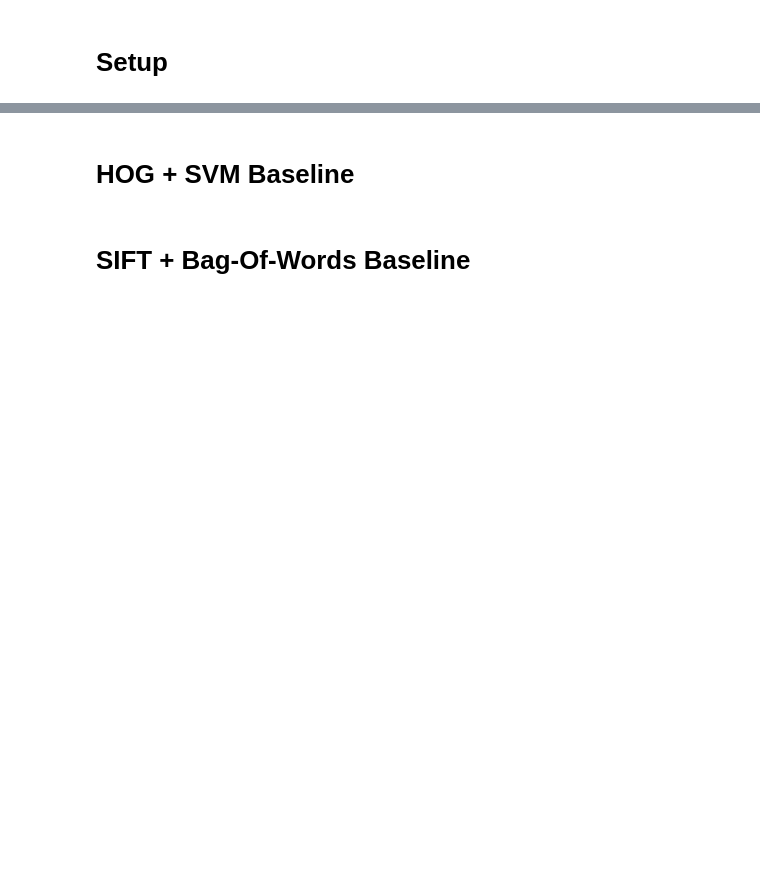
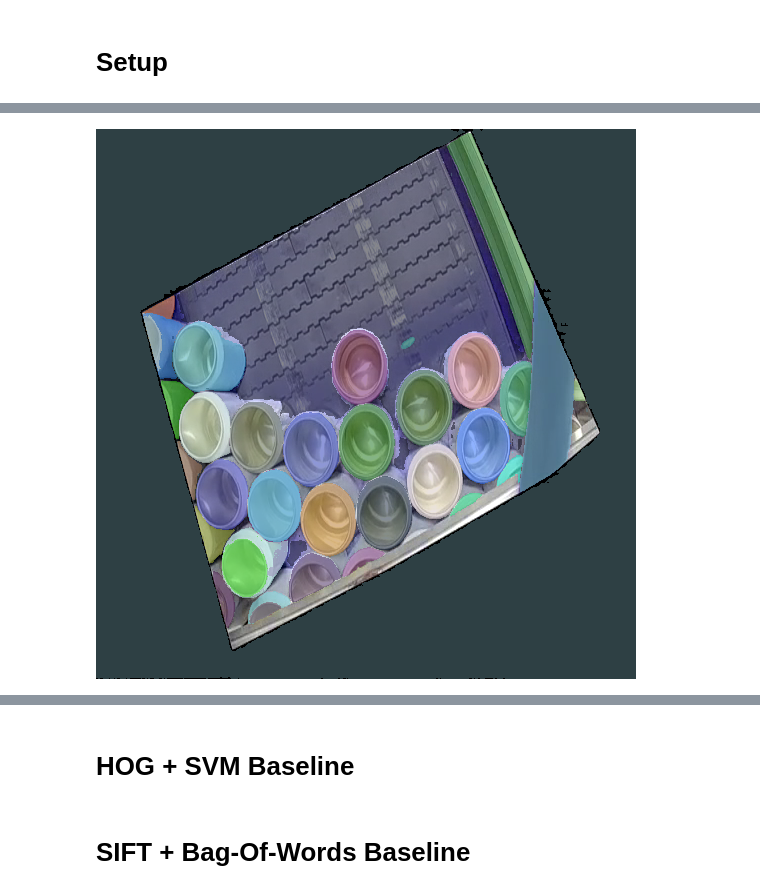
Before and after one commit to FactbirdHQ/auto-annotation-sam, a Jupyter notebook: notebooks/simple_proto.ipynb, the cells around one changed output, grey strips where cells are left out. Saved outputs shown, nothing was run; the diff lists cells and outputs as text; code cells hidden in the pictures; blank space fills up the shorter version.

```diff
--- a/notebooks/simple_proto.ipynb
+++ b/notebooks/simple_proto.ipynb
@@ -2,0 +16,17 @@
+# %%
+from sam2.automatic_mask_generator import SAM2AutomaticMaskGenerator
+from sam2.build_sam import build_sam2
+from sam2.utils.misc import variant_to_config_mapping
+
+model = build_sam2(
+    variant_to_config_mapping["small"],
+    "../models/sam2_hiera_small.pt",
+)
+
+mask_generator = SAM2AutomaticMaskGenerator(
+    model,
+    points_per_side=32,           # Increased from default 32
+    pred_iou_thresh=0.7,          # Lowered from default 0.8
+    stability_score_thresh=0.85,  # Lowered from default 0.95
+    box_nms_thresh=0.6,           # Lowered from default 0.7
+    )
@@ -2,0 +93,8 @@
+# %%
+cans_masks = mask_generator.generate(cans_img)
+
+cans_output_mask = show_masks_sam(image = cans_img, masks = cans_masks, scores=None, only_best=False, autogenerated_mask=True)
+
+cans_output_mask
+# %% [output]
+[figure, added]
```
Also changed, not shown: parts of 8 cells of this notebook, 2 other files.
